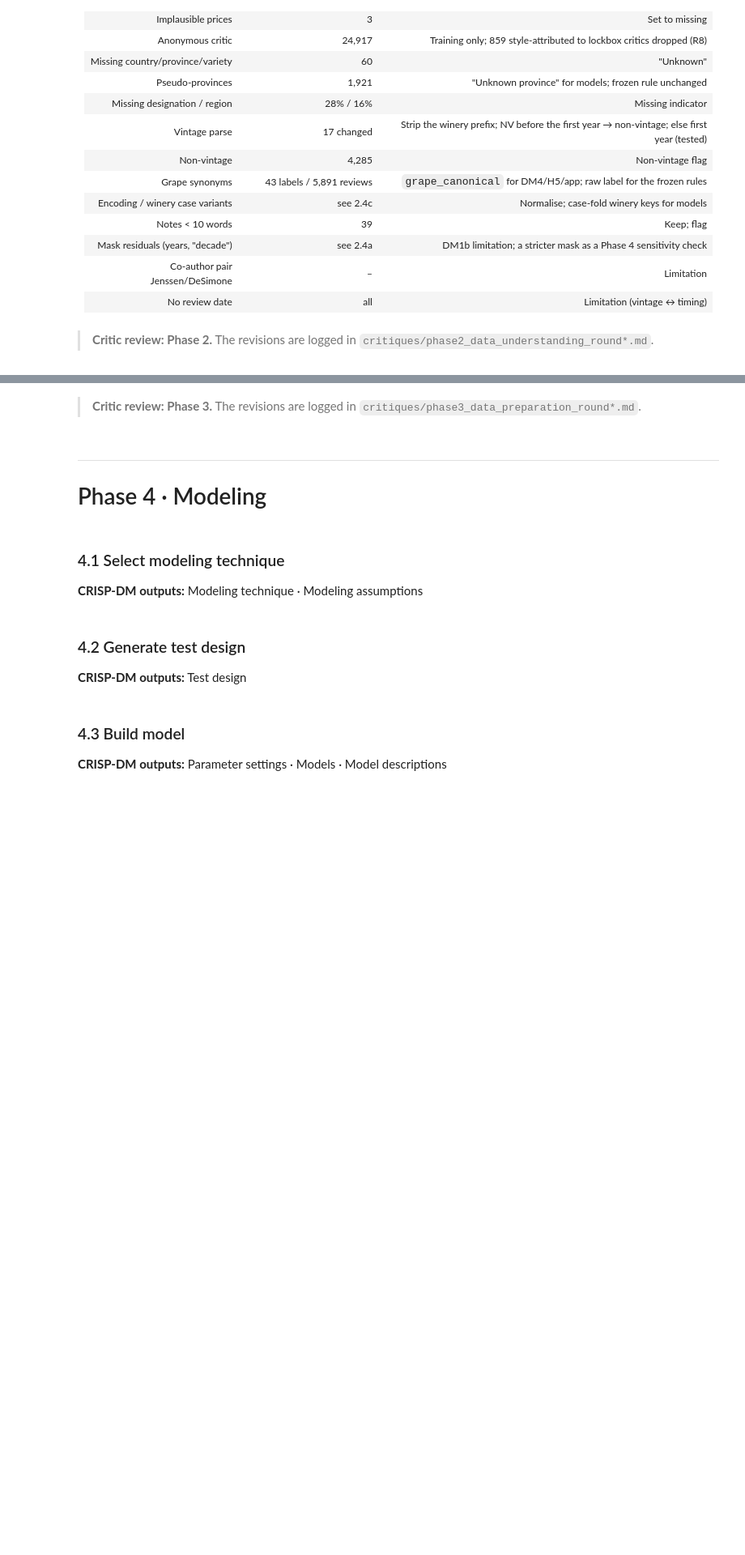
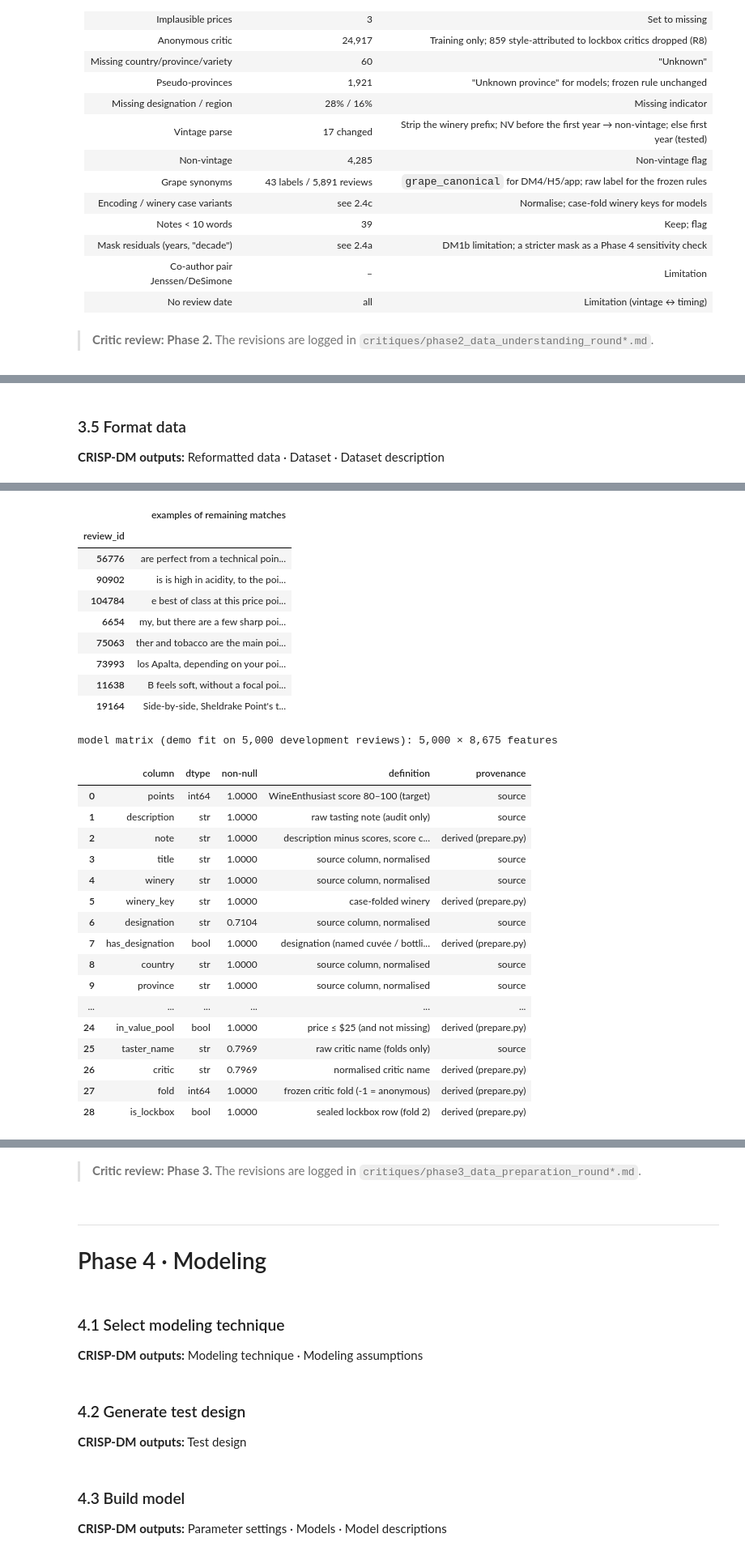
Before and after one commit to anita-agasaveeran/Assignment4, a Jupyter notebook: 01_CRISP-DM_Wine_Value/notebooks/CRISP_DM_Wine_Value.ipynb, the cells around one changed output, grey strips where cells are left out. Shown at 81% size. Drawn from its saved outputs; the diff is of its cells as text; code cells hidden in the pictures; blank space fills up the shorter version.

```diff
--- a/01_CRISP-DM_Wine_Value/notebooks/CRISP_DM_Wine_Value.ipynb
+++ b/01_CRISP-DM_Wine_Value/notebooks/CRISP_DM_Wine_Value.ipynb
@@ -1323,0 +1428,17 @@ held-out Mike DeSimone notes: 92; predicted as Jeff Jenssen: 6.5%; correctly att
+# %%
+derived = pd.DataFrame([
+    ("note", "description minus scores, score commentary, verdict labels; prices → _price_", "leak-free model text"),
+    ("grape / label_differs", "grape_canonical(variety) / grape ≠ raw label", "one grape encoding; label style kept as a flag"),
+    ("colour", "wine_colour(variety, title, winery, description); text only, never scores", "H5 (unmapped → excluded); navigation"),
+    ("province_model", "province with pseudo-provinces → 'Unknown province'", "cleaner origin category"),
+    ("vintage / is_nonvintage", "extract_vintage(title, winery) (revised rule + NV guard)", "age signal"),
+    ("age_at_scrape", "2017 − vintage", "interpretable age (no review date exists)"),
+    ("n_words / short_note", "word count of NOTE (model text) / < 10 words", "length signal (H1); flag"),
+    ("has_designation", "designation (named cuvée / bottling) present", "H3; specificity"),
+    ("has_region_1", "region_1 (sub-region / appellation) present", "specificity"),
+    ("winery_key", "case-folded winery", "consistent producer key"),
+    ("in_value_pool", "price ≤ $25 (and not missing)", "BSC1/BSC2 candidate pool"),
+], columns=["attribute", "definition", "purpose"])
+display(derived)
+display(prep[["colour", "label_differs", "is_nonvintage", "short_note", "has_designation", "has_region_1", "in_value_pool"]]
+        .apply(lambda s: s.value_counts(normalize=True).round(3).to_dict()).to_frame("distribution (all reviews; no scores)"))
@@ -1323,0 +1515,30 @@ held-out Mike DeSimone notes: 92; predicted as Jeff Jenssen: 6.5%; correctly att
+# %% [markdown]
+### 3.5 Format data
+
+**CRISP-DM outputs:** Reformatted data · Dataset · Dataset description
+# %%
+audit = leakage_audit(prep, QUALITY_INPUTS_V2, RANKER_INPUTS_V2)
+display(audit)
+assert (audit["result"] == "PASS").all(), "leakage audit failed"
+# what the INDEPENDENT term list still finds (e.g. "to the point of", "price point"; price-relative ones are removed by the strict DM1b mask)
+import re
+residual = prep["note"].str.extract("(.{0,30}(?:" + INDEPENDENT_LEAK_TERMS + ").{0,30})", flags=re.I)[0].dropna()
+display(residual.sample(8, random_state=config.SEED).to_frame("examples of remaining matches"))
+pre = build_preprocessor(with_price=True)
+X_demo = pre.fit_transform(prep.loc[~prep.is_lockbox, RANKER_INPUTS_V2].sample(5000, random_state=config.SEED))
+print(f"model matrix (demo fit on 5,000 development reviews): {X_demo.shape[0]:,} × {X_demo.shape[1]:,} features")
+config.DATA_PROCESSED.mkdir(parents=True, exist_ok=True)
+prep.to_parquet(config.DATA_PROCESSED / "wine_prepared.parquet")          # git-ignored; rebuilt by prepare()
+definitions = dict(derived.set_index("attribute")["definition"])
+def define(col):
+    for k, v in definitions.items():
+        if col in [x.strip() for x in k.split("/")]: return v
+    return {"points": "WineEnthusiast score 80–100 (target)", "description": "raw tasting note (audit only)", "price": "USD, 2017; 3 implausible set missing",
+            "taster_name": "raw critic name (folds only)", "critic": "normalised critic name", "fold": "frozen critic fold (-1 = anonymous)",
+            "is_lockbox": "sealed lockbox row (fold 2)"}.get(col, "source column, normalised")
+dictionary = pd.DataFrame({"column": prep.columns, "dtype": prep.dtypes.astype(str).values, "non-null": prep.notna().mean().round(4).values,
+                           "definition": [define(c) for c in prep.columns],
+                           "provenance": ["derived (prepare.py)" if c in "note grape label_differs colour province_model vintage is_nonvintage age_at_scrape n_words short_note has_designation has_region_1 winery_key in_value_pool critic fold is_lockbox".split() else "source" for c in prep.columns]})
+dictionary.to_csv(config.DATA_PROCESSED / "wine_prepared_dictionary.csv", index=False)
+display(dictionary)
+# %% [output]
@@ -1323,0 +1556,28 @@ held-out Mike DeSimone notes: 92; predicted as Jeff Jenssen: 6.5%; correctly att
+|  | examples of remaining matches |
+| review_id |  |
+| 56776 | are perfect from a technical poin... |
+| 90902 | is is high in acidity, to the poi... |
+| 104784 | e best of class at this price poi... |
+| 6654 | my, but there are a few sharp poi... |
+| 75063 | ther and tobacco are the main poi... |
+| 73993 | los Apalta, depending on your poi... |
+| 11638 | B feels soft, without a focal poi... |
+| 19164 | Side-by-side, Sheldrake Point's t... |
+model matrix (demo fit on 5,000 development reviews): 5,000 × 8,675 features
+|  | column | dtype | non-null | definition | provenance |
+| 0 | points | int64 | 1.0000 | WineEnthusiast score 80–100 (target) | source |
+| 1 | description | str | 1.0000 | raw tasting note (audit only) | source |
+| 2 | note | str | 1.0000 | description minus scores, score c... | derived (prepare.py) |
+| 3 | title | str | 1.0000 | source column, normalised | source |
+| 4 | winery | str | 1.0000 | source column, normalised | source |
+| 5 | winery_key | str | 1.0000 | case-folded winery | derived (prepare.py) |
+| 6 | designation | str | 0.7104 | source column, normalised | source |
+| 7 | has_designation | bool | 1.0000 | designation (named cuvée / bottli... | derived (prepare.py) |
+| 8 | country | str | 1.0000 | source column, normalised | source |
+| 9 | province | str | 1.0000 | source column, normalised | source |
+| ... | ... | ... | ... | ... | ... |
+| 24 | in_value_pool | bool | 1.0000 | price ≤ $25 (and not missing) | derived (prepare.py) |
+| 25 | taster_name | str | 0.7969 | raw critic name (folds only) | source |
+| 26 | critic | str | 0.7969 | normalised critic name | derived (prepare.py) |
+| 27 | fold | int64 | 1.0000 | frozen critic fold (-1 = anonymous) | derived (prepare.py) |
+| 28 | is_lockbox | bool | 1.0000 | sealed lockbox row (fold 2) | derived (prepare.py) |
```
Also changed, not shown: parts of 35 cells of this notebook, 18 other files.
